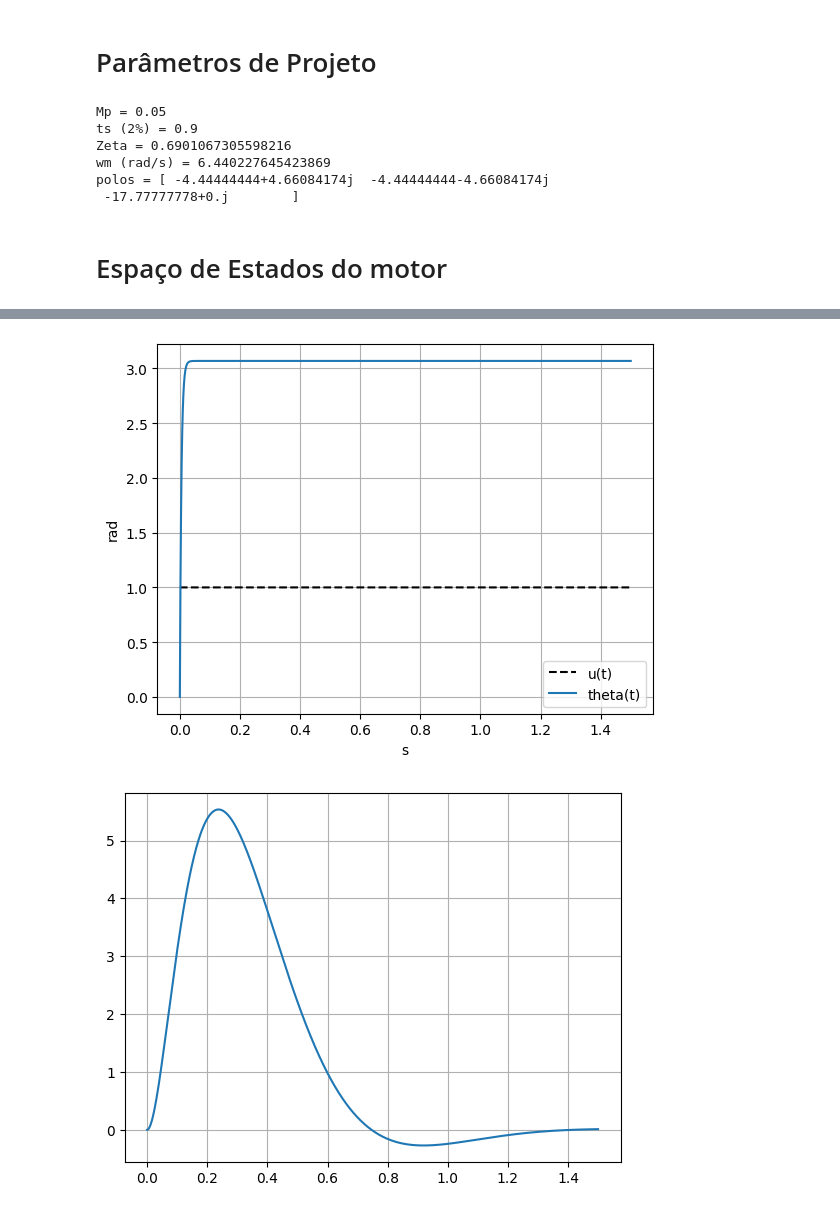
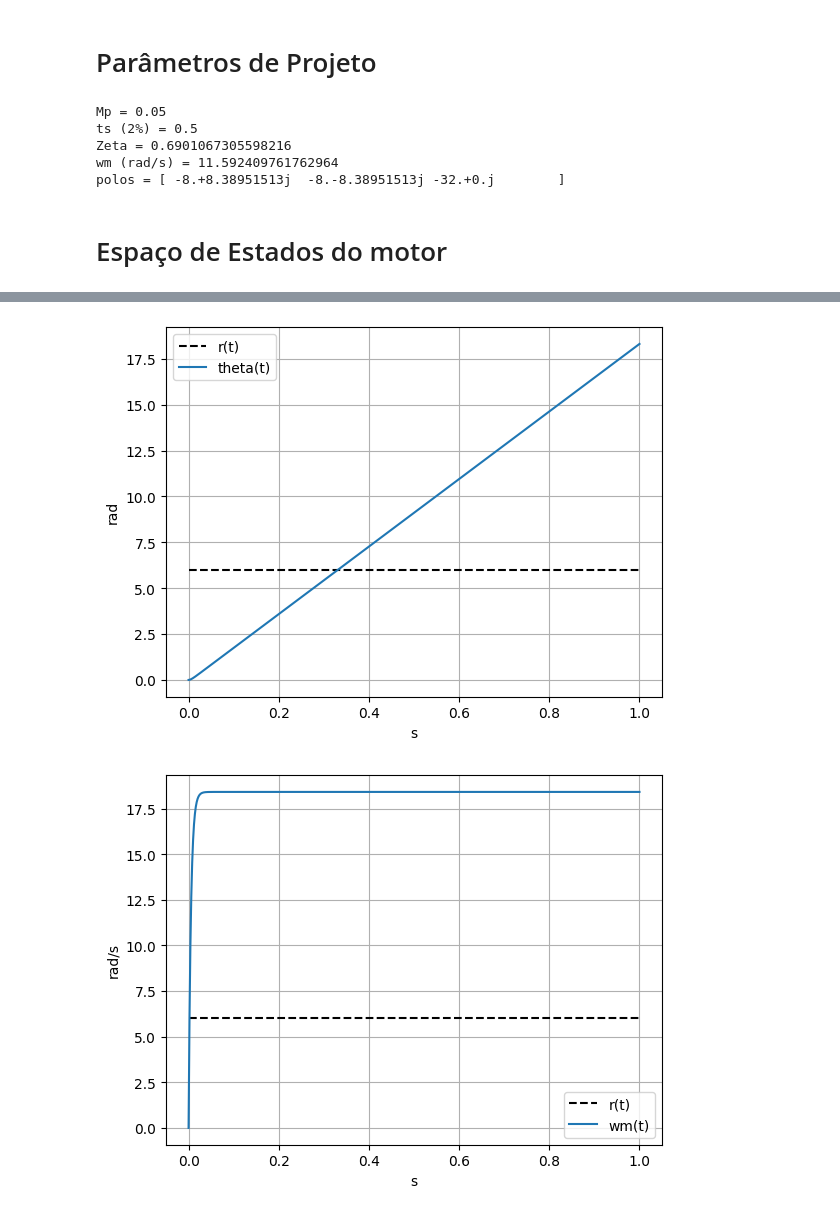
Before and after one commit to andrevale99/FMPSE_EGM0017, a Jupyter notebook: ControleSS/main.ipynb, the cells around one changed output, grey strips where cells are left out. Saved outputs shown, nothing was run; the diff lists cells and outputs as text; code cells hidden in the pictures.

```diff
--- a/ControleSS/main.ipynb
+++ b/ControleSS/main.ipynb
@@ -13,18 +13,21 @@ from numpy import pi
 # FUNCOES
 # =========================
 
-def plotTheta(timeVect,u,y):
-    plt.plot(timeVect, u, label='u(t)', ls='--',color='black')
-    plt.plot(timeVect,y, label='theta(t)')
-    plt.xlabel("s")
-    plt.ylabel("rad")
+def plotData(timeVect,u,y,xylabels=[None,None],Datalegend=[None,None]):
+    plt.plot(timeVect, u, label=Datalegend[0], ls='--',color='black')
+    plt.plot(timeVect,y, label=Datalegend[1])
+    plt.xlabel(xylabels[0])
+    plt.ylabel(xylabels[1])
     plt.grid()
     plt.legend()
     plt.show()
+
+def rad_to_rpm(data):
+    return ((60 * data)/(2*pi))
 # %% [markdown]
 # Vetor Tempo de Simulação
 # %%
-timeMax = 1.5
+timeMax = 1
 Samples = 1000*timeMax
 
 timeVect = np.linspace(0, timeMax, int(Samples))
@@ -35,12 +38,12 @@ timeVect = np.linspace(0, timeMax, int(Samples))
 
 # Valor de entrada (tensao)
 u = np.zeros_like(timeVect)
-u[timeVect >= 0] = 1
+u[timeVect >= 0] = 6
 # %% [markdown]
 # Parâmetros de Projeto
 # %%
 Mp = 5 / 100
-ts2 = 0.9
+ts2 = 0.5
 zeta = np.sqrt((np.log(Mp)**2) / (np.pi**2 + np.log(Mp)**2))
 wm = 4 / (ts2*zeta)
 
@@ -57,11 +60,10 @@ polos = np.array([-real+imag*1j, -real-imag*1j, -real*4])
 print(f'polos = {polos}')
 # %% [output]
 Mp = 0.05
-ts (2%) = 0.9
+ts (2%) = 0.5
 Zeta = 0.6901067305598216
-wm (rad/s) = 6.440227645423869
-polos = [ -4.44444444+4.66084174j  -4.44444444-4.66084174j
- -17.77777778+0.j        ]
+wm (rad/s) = 11.592409761762964
+polos = [ -8.+8.38951513j  -8.-8.38951513j -32.+0.j        ]
 # %% [markdown]
 # Espaço de Estados do motor
 # %%
@@ -88,7 +90,7 @@ A = np.array([
 B = np.array([[Kte/(J*Ra)],[0]])
 
 # [wm theta]
-C = np.array([[1,0]])
+C = np.array([[0,1]])
 
 D = 0
 
@@ -101,12 +103,14 @@ print(f'Autovalores de A:\n{np.linalg.eigvals(A)}')
 sys = signal.StateSpace(A, B, C, D)
 t,y,x = signal.lsim(sys, U=u, T=timeVect)
 
-Km = y[-1]/u[-1]
+# Ganho estático de velocidade
+Km = x[-1,0]/u[-1]
 print(f'Km = {Km} (rad/s)/V')
 
 print(f'rad max: {np.max(y)} rad/s')
 
-plotTheta(timeVect,u,y)
+plotData(timeVect,u,y, ['s','rad'], ['r(t)','theta(t)'])
+plotData(timeVect,u,x[:,0], ['s','rad/s'], ['r(t)','wm(t)'])
 # %% [output]
 Autovalores de A:
 [   0.         -194.30769231]
@@ -115,10 +119,5 @@ rad max: 3.0680918448139347 rad/s
-[figure, old version]
+[figure, new version]
+[figure, added]
-# %%
-plt.plot(t, x[:,0])
-plt.grid()
-plt.show()
-# %% [output]
-[figure, removed]
 # %%
 # ===============================
 #  Novo Sistema
```
Also changed, not shown: parts of 7 cells of this notebook.
